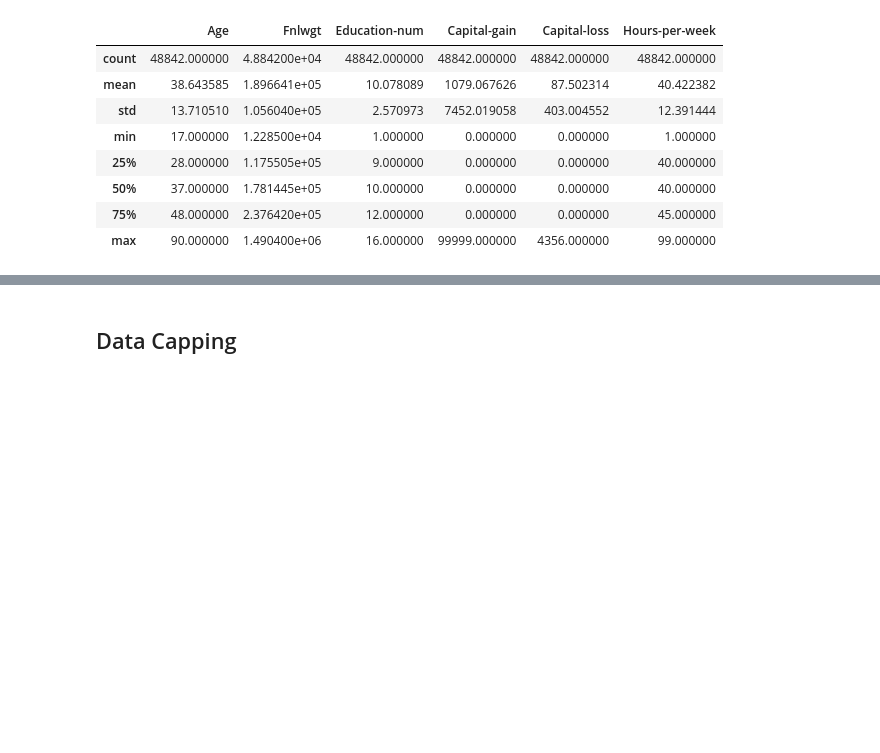
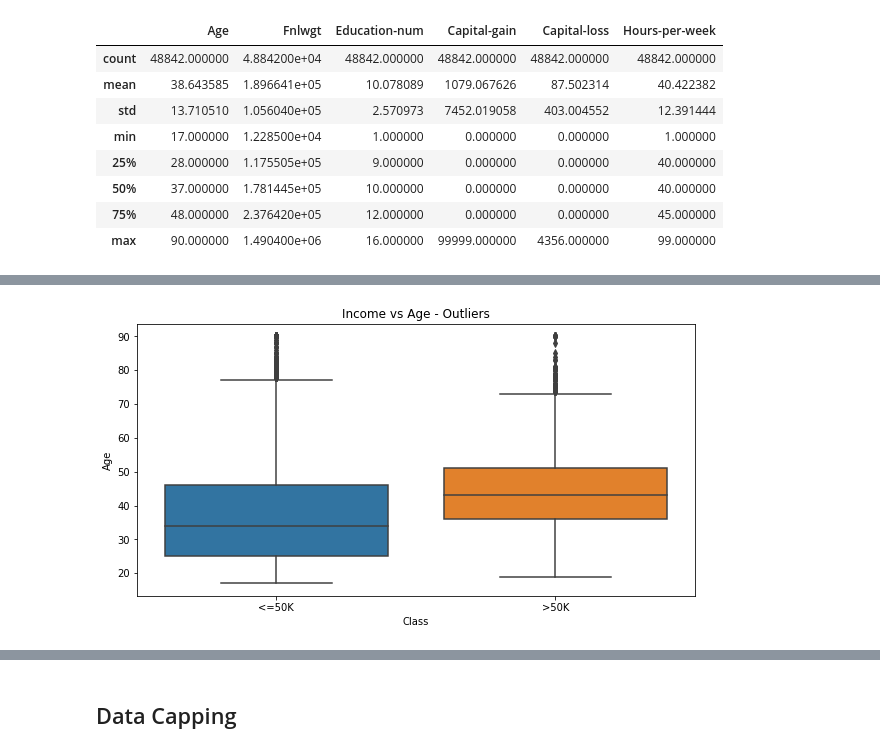
Before and after one commit to rajadevineni/Income_classification, a Jupyter notebook: income_classification.ipynb, the cells around one changed output, grey strips where cells are left out. Saved outputs shown, nothing was run; the diff lists cells and outputs as text; code cells hidden in the pictures; blank space fills up the shorter version.

```diff
--- a/income_classification.ipynb
+++ b/income_classification.ipynb
@@ -210,0 +235,7 @@ for i, var in enumerate(continuous):
+# %%
+f, ax = plt.subplots(figsize=(10, 5))
+ax = sns.boxplot(x="Class", y="Age", data=data)
+ax.set_title("Income vs Age - Outliers")
+plt.show()
+# %% [output]
+[figure, added]
```
Also changed, not shown: parts of 87 cells of this notebook.
